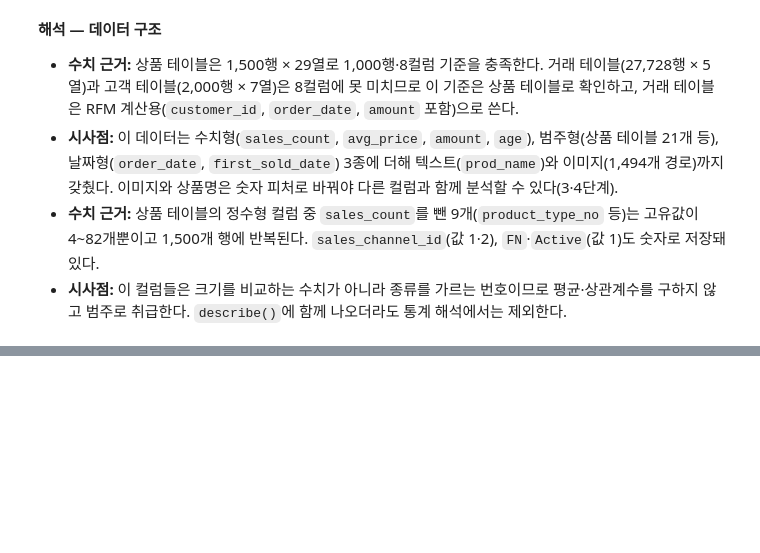
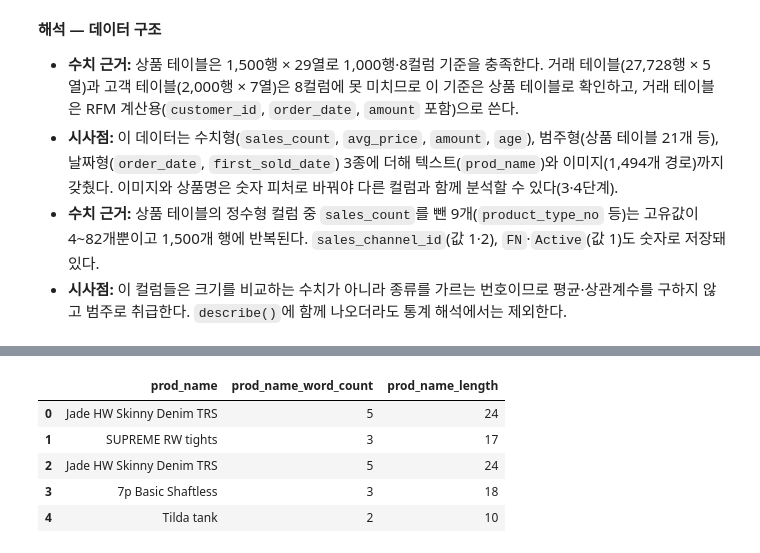
Before and after one commit to kimch0612/Codyssey_A1-1, a Jupyter notebook: notebooks/analysis_report.ipynb, the cells around one changed output, grey strips where cells are left out. Cells and saved outputs as stored; diff of their text form; code cells hidden in the pictures; blank space fills up the shorter version.

```diff
--- a/notebooks/analysis_report.ipynb
+++ b/notebooks/analysis_report.ipynb
@@ -351,0 +369,10 @@ required = ["customer_id", "order_date", "amount"]
+# %%
+analyzer.add_text_features()
+analyzer.articles[["prod_name", "prod_name_word_count", "prod_name_length"]].head()
+# %% [output]
+|  | prod_name | prod_name_word_count | prod_name_length |
+| 0 | Jade HW Skinny Denim TRS | 5 | 24 |
+| 1 | SUPREME RW tights | 3 | 17 |
+| 2 | Jade HW Skinny Denim TRS | 5 | 24 |
+| 3 | 7p Basic Shaftless | 3 | 18 |
+| 4 | Tilda tank | 2 | 10 |
```
Also changed, not shown: parts of 6 cells of this notebook, 1 other file.
